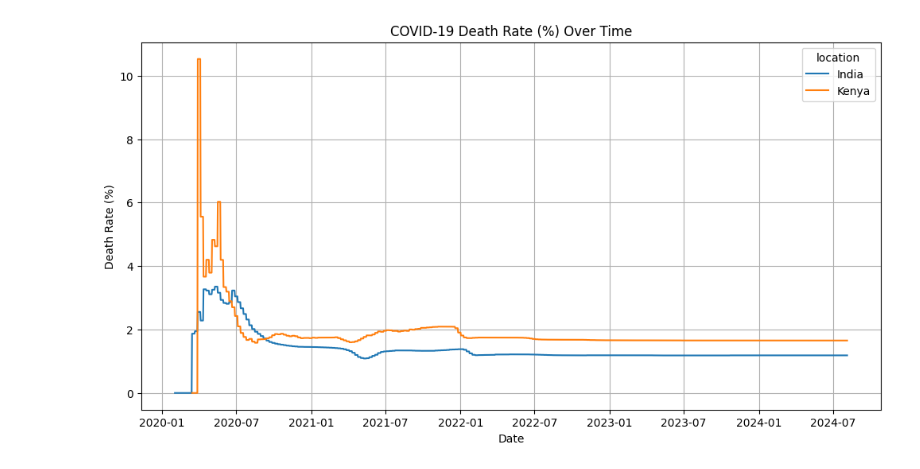
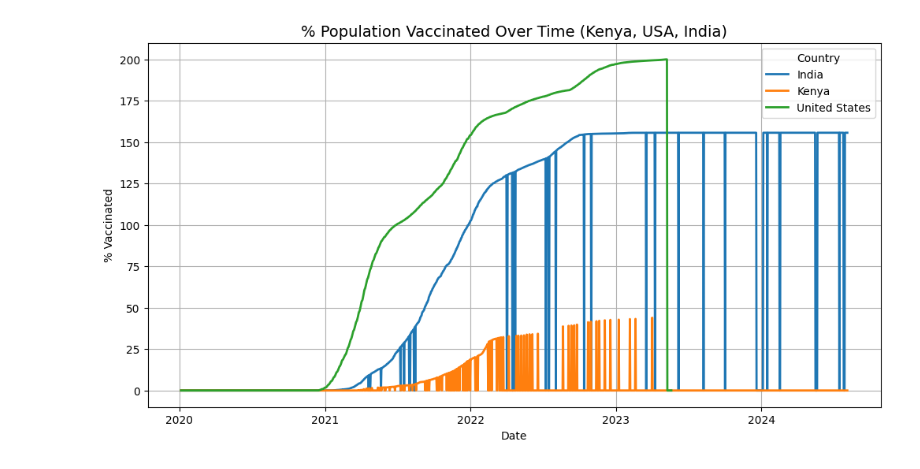
Before and after one commit to AKWANA686/covid-analysis, a Jupyter notebook: global_data_tracker.ipynb, the cells around one changed output. Saved outputs shown, nothing was run; the diff lists cells and outputs as text; code cells hidden in the pictures.

```diff
--- a/global_data_tracker.ipynb
+++ b/global_data_tracker.ipynb
@@ -168 +156,4 @@ plt.show()
+# %%
+# Death rate
+df_clean.loc[:, "death_rate"] = df_clean["total_deaths"] / df_clean["total_cases"]
 # %%
@@ -204,19 +187,23 @@ plt.show()
 # %%
-# Calculate Death Rate (total_deaths / total_cases)
-df_clean['death_rate'] = (df_clean['total_deaths'] / df_clean['total_cases']) * 100 # in percentage
+# Compare % vaccinated population.
+# % vaccinated = total_vaccinations / population * 100
+df_clean = df_clean.copy()
 
-# Plot Death Rate over time.
+# Calculate % vaccinated safely
+df_clean.loc[:, "percent_vaccinated"] = (
+    df_clean["total_vaccinations"] / df_clean["population"]
+) * 100
+
+# Plot line chart (only Kenya, USA, India)
 plt.figure(figsize=(12, 6))
 sns.lineplot(
-    data=df_clean,
-    x = 'date',
-    y = 'death_rate',
-    hue = 'location'
+    data=df_clean, x="date", y="percent_vaccinated", hue="location", linewidth=2
 )
-plt.title('COVID-19 Death Rate (%) Over Time')
-plt.xlabel('Date')
-plt.ylabel('Death Rate (%)')
+plt.title("% Population Vaccinated Over Time (Kenya, USA, India)", fontsize=14)
+plt.xlabel("Date")
+plt.ylabel("% Vaccinated")
 plt.grid(True)
+plt.legend(title="Country")
 plt.show()
 # %% [output]
-[figure, old version]
+[figure, new version]
```
Also changed, not shown: parts of 26 cells of this notebook, 1 other file.
